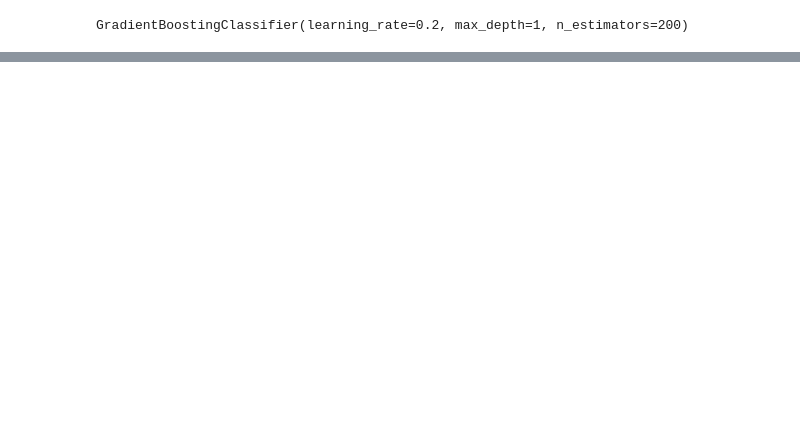
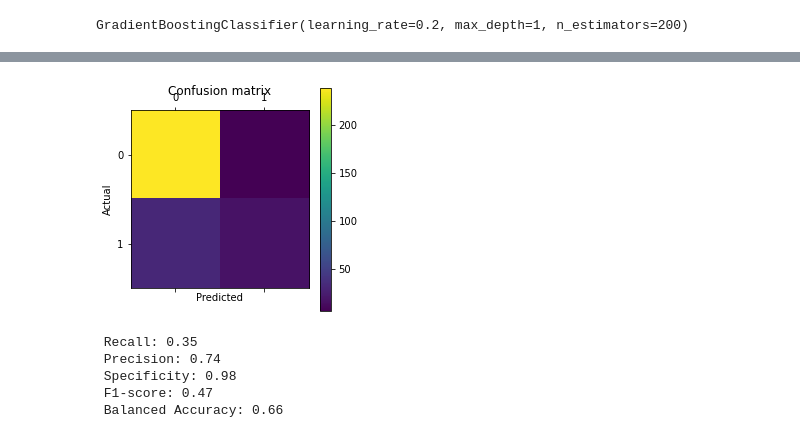
Before and after one commit to JoelQFernandez/DSC-540---Advanced-Machine-Learning---Final-Project, a Jupyter notebook: Final Project 03.7 Gradient Boosting.ipynb, the cells around one changed output, grey strips where cells are left out. Cells and saved outputs as stored; diff of their text form; code cells hidden in the pictures; blank space fills up the shorter version.

```diff
--- a/Final Project 03.7 Gradient Boosting.ipynb
+++ b/Final Project 03.7 Gradient Boosting.ipynb
@@ -395,0 +380,5 @@ print(accuracy_score(y_test, pred))
+# %%
+# confusion matrix
+pred = gb.predict(X_test)
+gbcm = confusion_matrix(y_test, pred)
+pd.DataFrame(metrics.confusion_matrix(y_test, pred))
@@ -395,0 +400,25 @@ print(accuracy_score(y_test, pred))
+# %%
+import pylab as plt
+%matplotlib inline
+plt.matshow(gbcm)
+plt.title('Confusion matrix')
+plt.colorbar()
+plt.ylabel('Actual')
+plt.xlabel('Predicted')
+plt.show()
+# %% [output]
+[figure, added]
+# %%
+tn, fp, fn, tp = metrics.confusion_matrix(y_true = y_test, y_pred = pred).ravel()
+recall = tp/(tp+fn)
+precision = tp/(tp+fp)
+f1 = 2 * (recall * precision)/(recall + precision)
+specificity = tn/(tn+fp)
+balanced_accuracy = (specificity + recall)/2
+print(" Recall:",recall.round(2),"\n","Precision:",precision.round(2),"\n","Specificity:",specificity.round(2),"\n","F1-score:",f1.round(2),"\n","Balanced Accuracy:", balanced_accuracy.round(2))
+# %% [output]
+ Recall: 0.35
+ Precision: 0.74
+ Specificity: 0.98
+ F1-score: 0.47
+ Balanced Accuracy: 0.66
```
Also changed, not shown: parts of 27 cells of this notebook.
